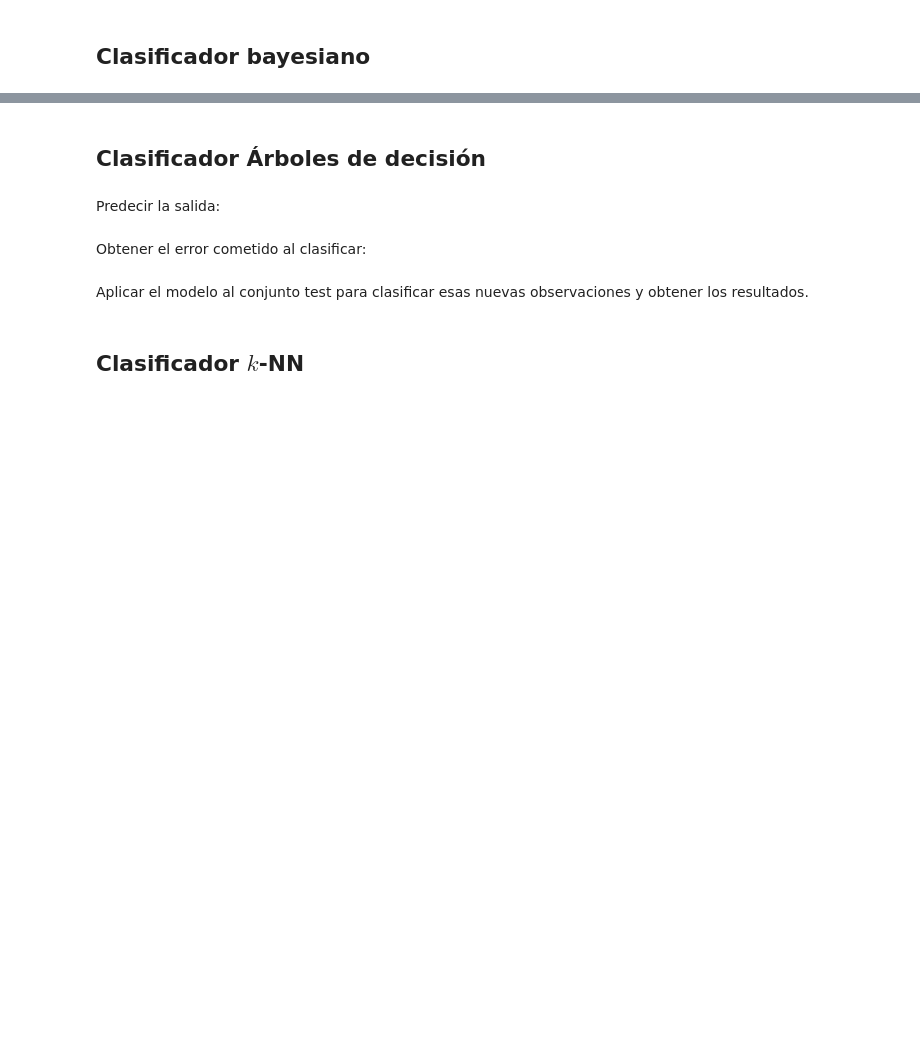
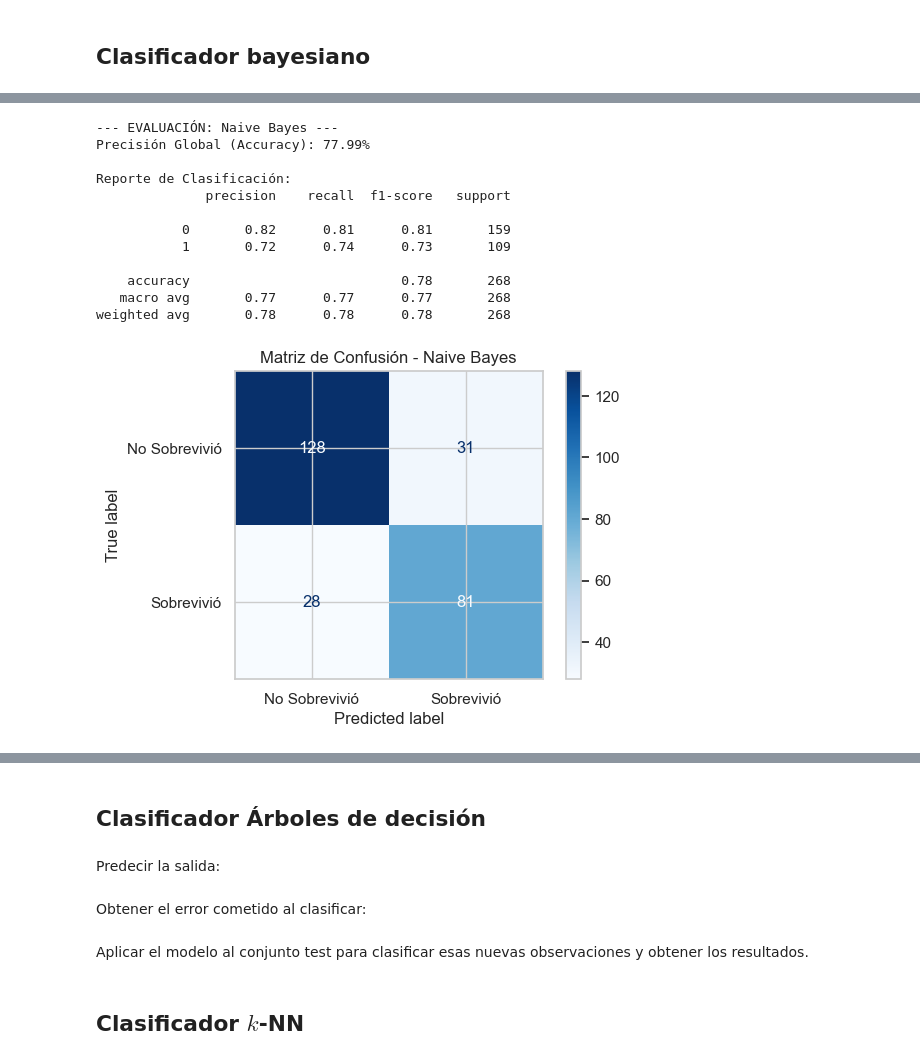
Before and after one commit to duvan1026/Titanic_Big_Data, a Jupyter notebook: ABD_CastroBautistaDuvanDario.ipynb, the cells around one changed output, grey strips where cells are left out. Drawn from its saved outputs; the diff is of its cells as text; code cells hidden in the pictures; blank space fills up the shorter version.

```diff
--- a/ABD_CastroBautistaDuvanDario.ipynb
+++ b/ABD_CastroBautistaDuvanDario.ipynb
@@ -2015,8 +2047,2 @@ Aplicar alguna técnica de validación generando los subconjuntos correspondient
 # %% [markdown]
 ## Clasificador bayesiano
-# %%
-# Crea un objeto de tipo GaussianNB
-
-
-# Realiza el entrenamiento usando el método fit
-nbc.fit(X_train, y_train)
@@ -2028,0 +2053,26 @@ Aplicar el modelo al conjunto test para clasificar esas nuevas observaciones y o
+# %%
+from sklearn.naive_bayes import GaussianNB
+
+# 1. Instanciar el modelo
+nb_model = GaussianNB()
+
+# 2. Entrenamiento (Ajuste del modelo con los subconjuntos correspondientes)
+# X_train y y_train provienen de la técnica de validación aplicada en la Fase 6
+nb_model.fit(X_train, Y_train)
+
+# 3. Evaluación utilizando la función optimizada
+accuracy_nb = evaluar_clasificador(nb_model, X_test, Y_test, "Naive Bayes")
+# %% [output]
+--- EVALUACIÓN: Naive Bayes ---
+Precisión Global (Accuracy): 77.99%
+
+Reporte de Clasificación:
+              precision    recall  f1-score   support
+
+           0       0.82      0.81      0.81       159
+           1       0.72      0.74      0.73       109
+
+    accuracy                           0.78       268
+   macro avg       0.77      0.77      0.77       268
+weighted avg       0.78      0.78      0.78       268
+[figure, added]
```
Also changed, not shown: parts of 19 cells of this notebook.
